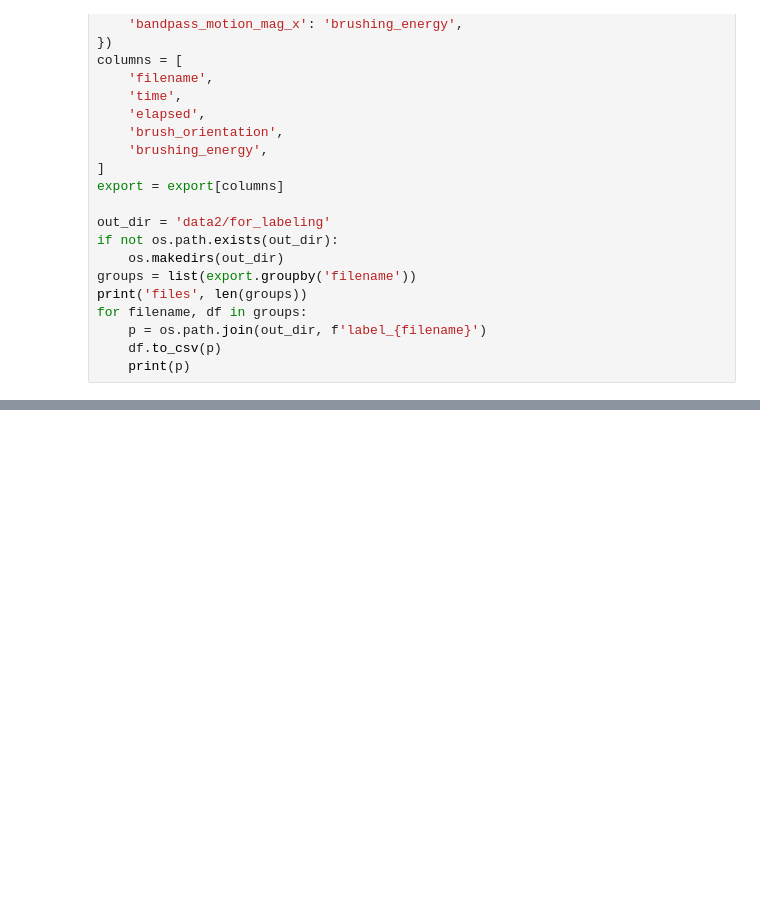
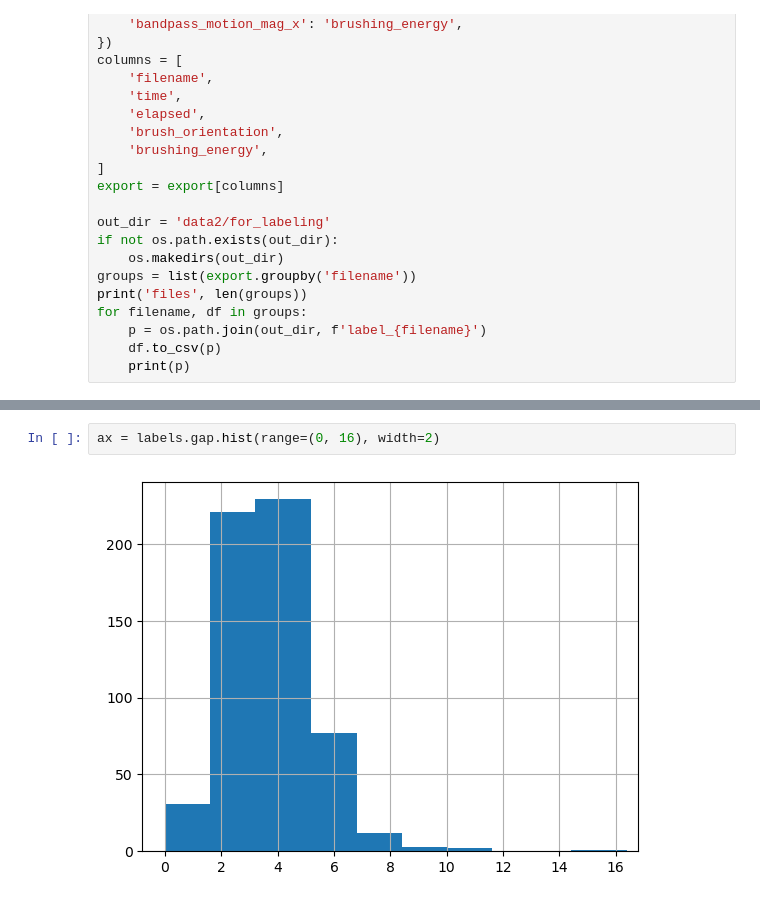
Before and after one commit to jonnor/embeddedml, a Jupyter notebook: projects/dollar_tinyml/applications/toothbrushing/PrepareLabeling.ipynb, the cells around one changed output, grey strips where cells are left out. Drawn from its saved outputs; the diff is of its cells as text; blank space fills up the shorter version.

```diff
--- a/projects/dollar_tinyml/applications/toothbrushing/PrepareLabeling.ipynb
+++ b/projects/dollar_tinyml/applications/toothbrushing/PrepareLabeling.ipynb
@@ -223,0 +273,4 @@ for filename, df in groups:
+# %%
+ax = labels.gap.hist(range=(0, 16), width=2)
+# %% [output]
+[figure, added]
```
Also changed, not shown: parts of 4 cells of this notebook, 3 other files.
